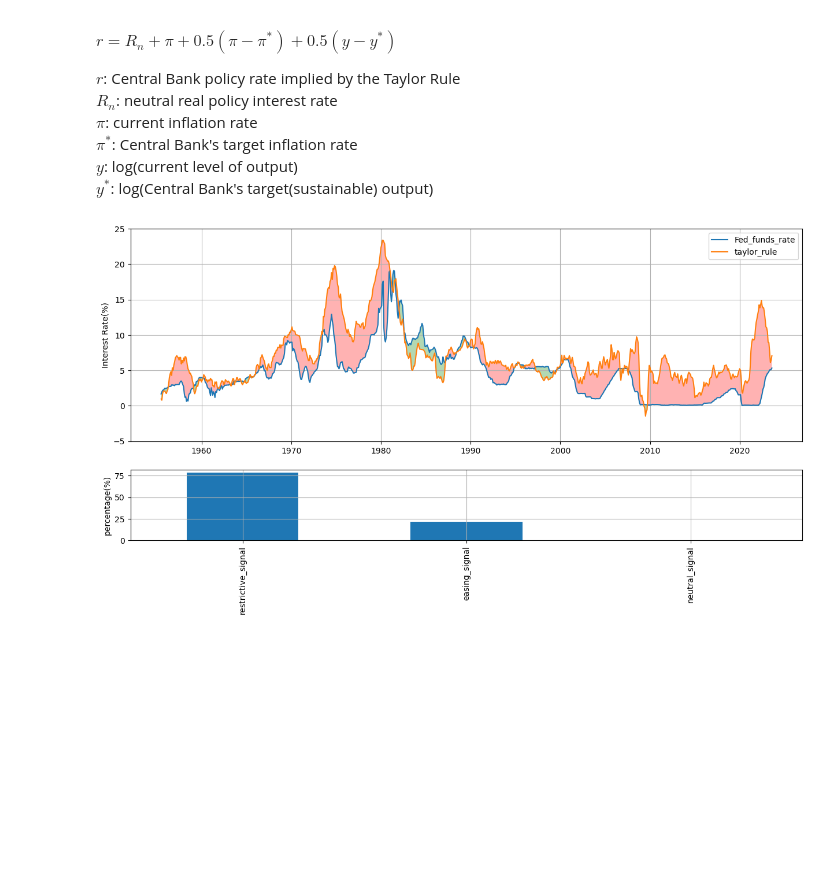
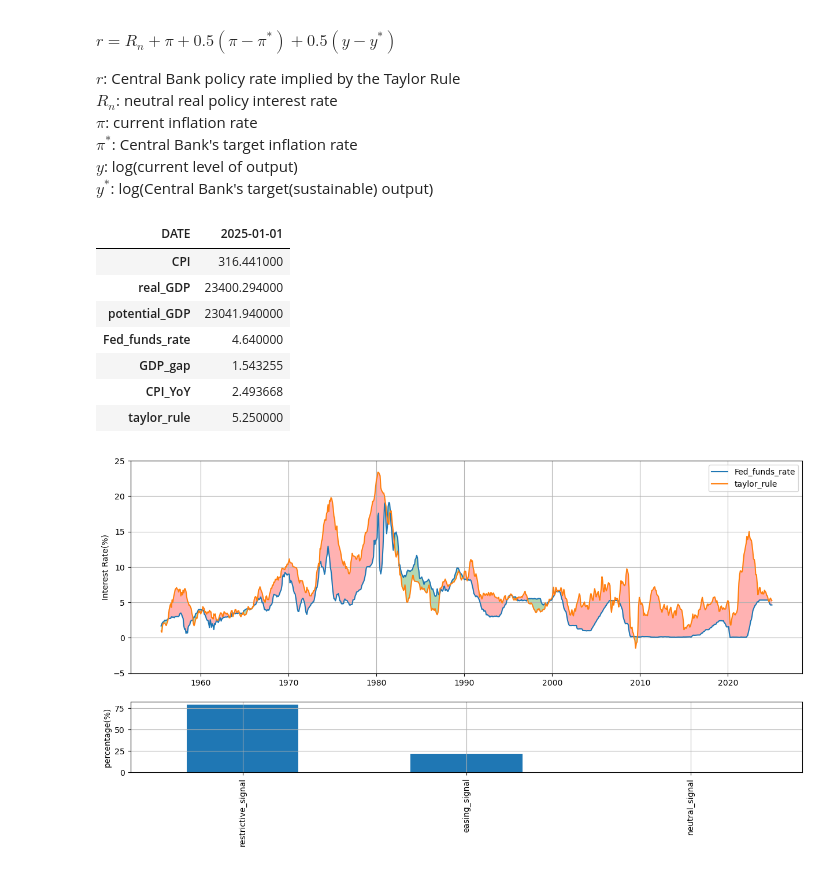
Before and after one commit to duckeun16/Macro, a Jupyter notebook: Rates/Taylor Rule of Monetary Policy.ipynb, the cells around one changed output. Drawn from its saved outputs; the diff is of its cells as text; code cells hidden in the pictures; blank space fills up the shorter version.

Commit message:
reran taylor rule

```diff
--- a/Rates/Taylor Rule of Monetary Policy.ipynb
+++ b/Rates/Taylor Rule of Monetary Policy.ipynb
@@ -26,16 +26,19 @@ variables = {
 'CPIAUCSL': 'CPI'
 }
 
-data = web.DataReader(variables.keys(), 'fred', '18540101', '20230914')
+start = '18540101'
+end = pd.Timestamp.now().strftime("%Y%m%d")
+data = web.DataReader(variables.keys(), 'fred', start, end)
 data = data.rename(columns=variables)
 # Economic Data -> low frequency, Quarterly data forward filled monthly with latest Quarter release data
-data = data.fillna(method='ffill')
+data = data.ffill()
 # drop very old period lacking data availability
-data = data.dropna( how='any')
-data = data.assign( GDP_gap = np.log(data['real_GDP'] / data['potential_GDP']) * 100,
-                    CPI_YoY = data['CPI'].pct_change(12) * 100
-                  )
-data = data.dropna( how='any')
+data = data.dropna(how='any')
+data = data.assign(
+    GDP_gap = np.log(data['real_GDP'] / data['potential_GDP']) * 100,
+    CPI_YoY = data['CPI'].pct_change(12) * 100
+)
+data = data.dropna(how='any')
 # %%
 # Taylor Rule formula
 def taylor_rule(R_n, pi, pi_star, y, y_star):
@@ -60,25 +63,35 @@ data['taylor_rule'] = taylor_rule(R_n, pi, pi_star, y, y_star).round(2)
 # %%
 fig, ax = plt.subplots(2, 1, height_ratios=[3, 1], figsize=(15,7))
 ax[0].plot(data[['Fed_funds_rate', 'taylor_rule']], label = ['Fed_funds_rate', 'taylor_rule']);
 ax[0].grid()
 ax[0].set_ylabel('Interest Rate(%)')
 ax[0].set_ylim(bottom=-5, top=25)
 ax[0].fill_between(x=data.index, y1=data.Fed_funds_rate, y2=data.taylor_rule,
                 where=(data.Fed_funds_rate < data.taylor_rule), facecolor='r', alpha=0.3)
 ax[0].fill_between(x=data.index, y1=data.Fed_funds_rate, y2=data.taylor_rule,
                 where=(data.Fed_funds_rate > data.taylor_rule), facecolor='g', alpha=0.3)
 ax[0].legend();
 
 # Policy rate < Taylor rule rate: call for more restrictive policy rate
 # Policy rate > Taylor rule rate: call for more easing policy rate
 # Policy rate == Taylor rule rate: neutral policy rate
 condlist = [data.Fed_funds_rate < data.taylor_rule, data.Fed_funds_rate > data.taylor_rule]
 choicelist = ['restrictive_signal', 'easing_signal']
 policy_signals = np.select(condlist, choicelist, default='neutral')
 policy_signals = pd.DataFrame(policy_signals, index=data.index, columns=['policy_signal'])
 policy_signals = (policy_signals.value_counts() / len(policy_signals) * 100).set_axis(['restrictive_signal', 'easing_signal', 'neutral_signal'], axis=0)
 policy_signals.plot(kind='bar', ax=ax[1]);
 plt.ylabel('percentage(%)')
 plt.grid();
+
+data.iloc[[-1]].T
 # %% [output]
+| DATE | 2025-01-01 |
+| CPI | 316.441000 |
+| real_GDP | 23400.294000 |
+| potential_GDP | 23041.940000 |
+| Fed_funds_rate | 4.640000 |
+| GDP_gap | 1.543255 |
+| CPI_YoY | 2.493668 |
+| taylor_rule | 5.250000 |
-[figure, old version]
+[figure, new version]
```
